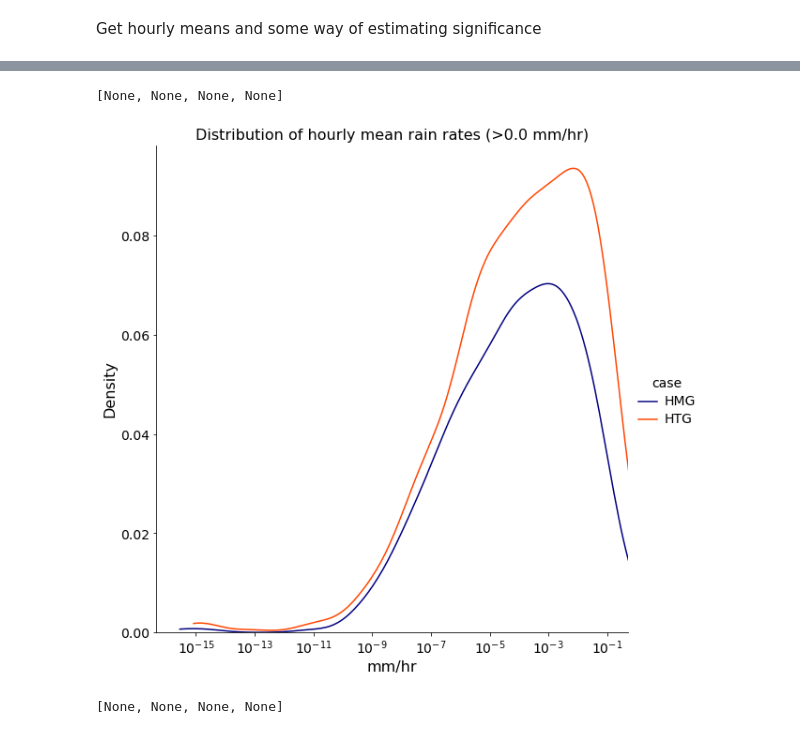
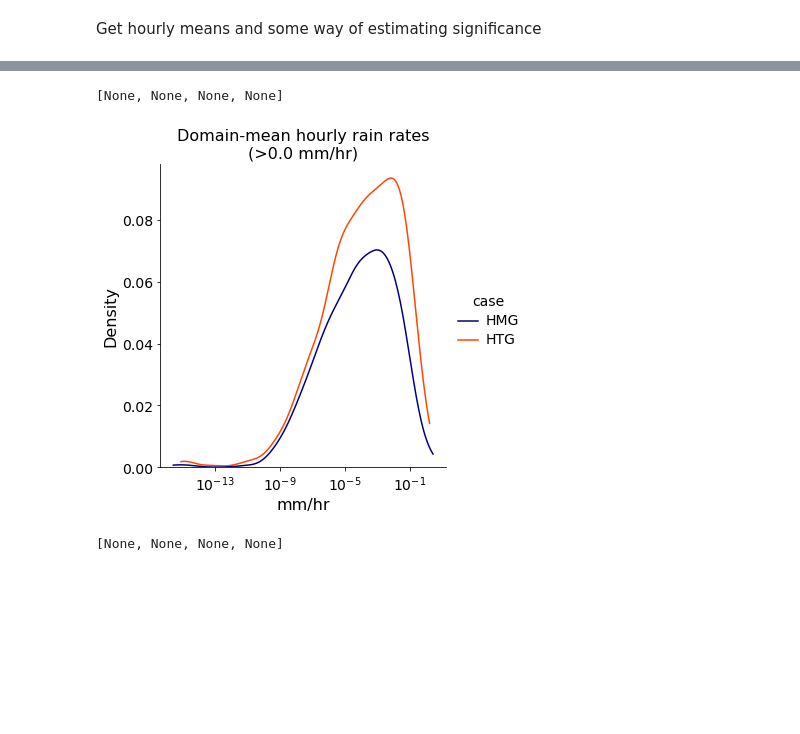
Before and after one commit to megandevlan/CLASP_ensOptions, a Jupyter notebook: InitialProposal.ipynb, the cells around one changed output, grey strips where cells are left out. Cells and saved outputs as stored; diff of their text form; code cells hidden in the pictures; blank space fills up the shorter version.

```diff
--- a/InitialProposal.ipynb
+++ b/InitialProposal.ipynb
@@ -372,37 +413,37 @@ Text(0, 0.5, 'mm/hr')
 
 rainRatesHMG = LES_newDefault.meanRain.sel(case='HMG').values
 rainRatesHMG = rainRatesHMG[np.where(rainRatesHMG>0)[0]]
 
 rainRatesHTG = LES_newDefault.meanRain.sel(case='HTG').values
 rainRatesHTG = rainRatesHTG[np.where(rainRatesHTG>0)[0]]
 
 # dfReal = pd.concat(axis=0, ignore_index=True, objs=[
 #          pd.DataFrame.from_dict({'Rain rate': np.squeeze(LES_newDefault.meanRain.sel(case='HMG').values), 'case': 'HMG'}),
 #          pd.DataFrame.from_dict({'Rain rate': np.squeeze(LES_newDefault.meanRain.sel(case='HTG').values), 'case': 'HTG'}),
 # ])
 
 dfReal = pd.concat(axis=0, ignore_index=True, objs=[
          pd.DataFrame.from_dict({'Rain rate': np.squeeze(rainRatesHMG), 'case': 'HMG'}),
          pd.DataFrame.from_dict({'Rain rate': np.squeeze(rainRatesHTG), 'case': 'HTG'}),
 ])
 
 # Make plot
-g = sns.displot(dfReal, x='Rain rate', hue='case', kind='kde', height=8, cut=0,
+g = sns.displot(dfReal, x='Rain rate', hue='case', kind='kde', height=5, cut=0,
                 log_scale=True,
 # g = sns.displot(dfReal, x='Rain rate', hue='case', kind='ecdf', height=8,
                 palette=['navy','orangered'])
 
 
-g.ax.set_xlim([0,0.5])
-g.ax.set_title("Distribution of hourly mean rain rates (>0.0 mm/hr)", fontsize=16 )
+# g.ax.set_xlim([0,0.5])
+g.ax.set_title("Domain-mean hourly rain rates\n(>0.0 mm/hr)", fontsize=16 )
 g.ax.set_xlabel('mm/hr',fontsize=16)
 g.ax.set_ylabel('Density',fontsize=16)
 g.ax.tick_params(axis='both', labelsize= 14)
 plt.setp(g._legend.get_title(), fontsize=14)
 plt.setp(g._legend.get_texts(), fontsize=14)
 # %% [output]
 [None, None, None, None]
-[figure, old version]
+[figure, new version]
 # %%
 # Define dataframe
 
```
Also changed, not shown: parts of 80 cells of this notebook, 2 other files.
